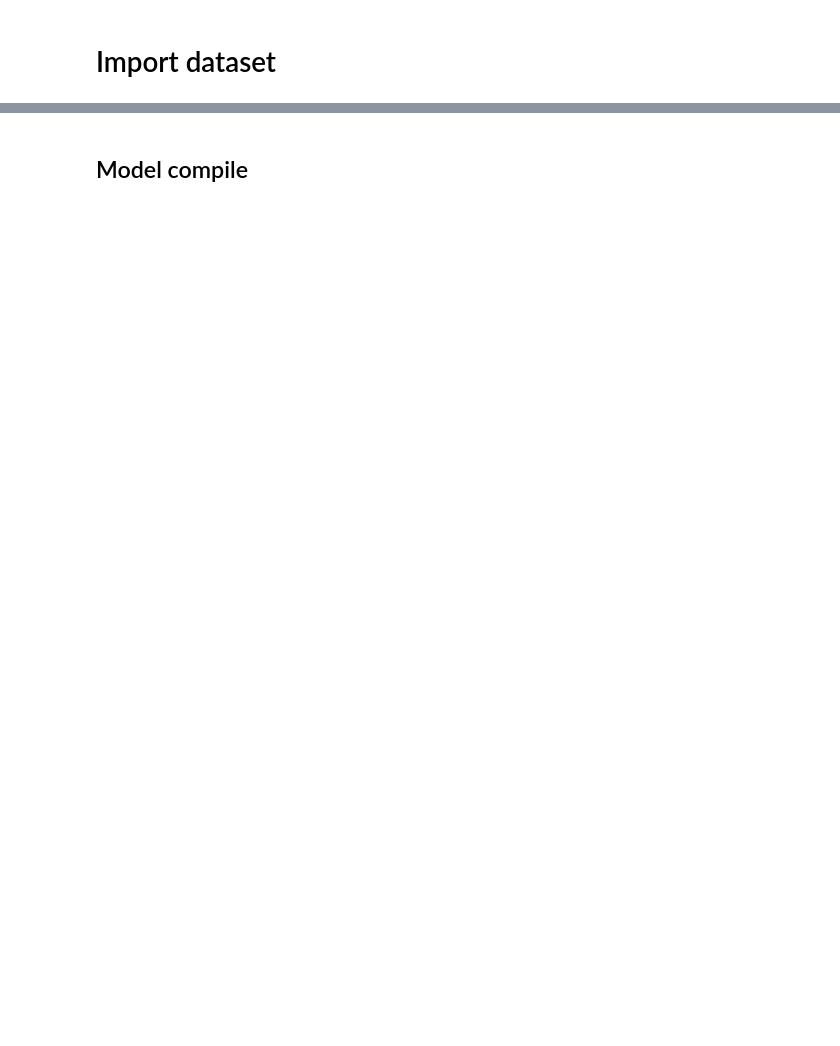
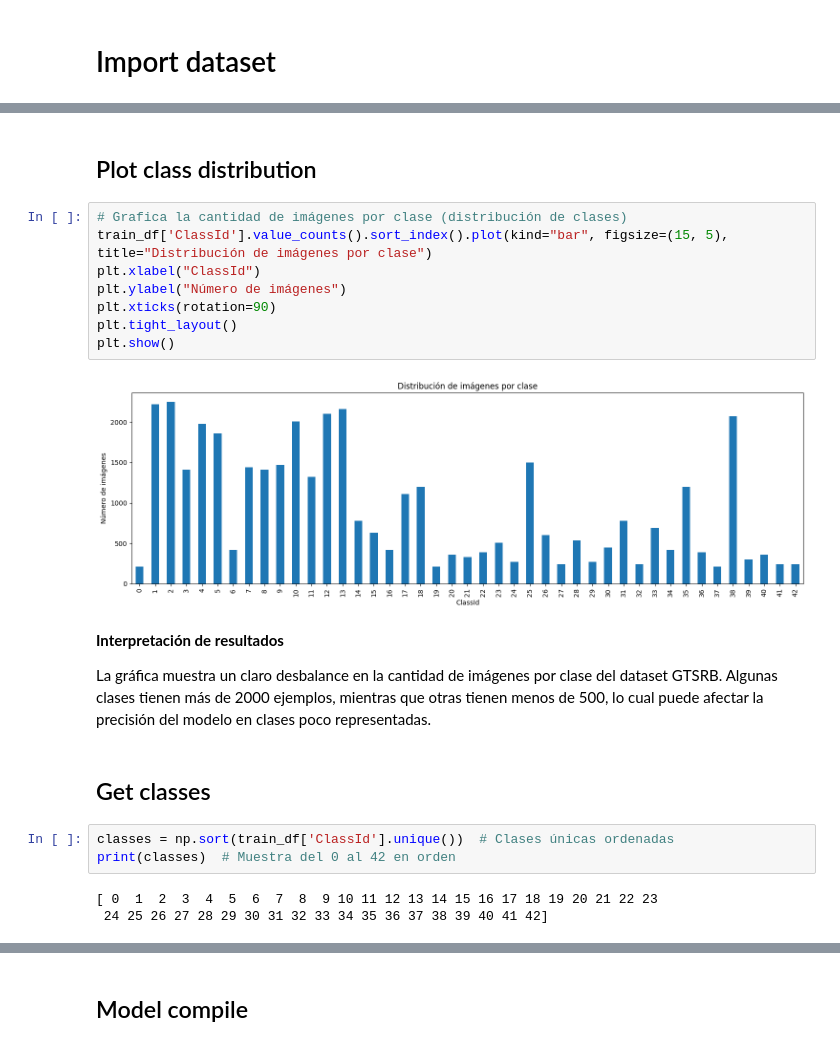
Before and after one commit to alcalderagl/self_driving_car, a Jupyter notebook: ConvNN.ipynb, the cells around one changed output, grey strips where cells are left out. Cells and saved outputs as stored; diff of their text form; blank space fills up the shorter version.

```diff
--- a/ConvNN.ipynb
+++ b/ConvNN.ipynb
@@ -146,0 +123,24 @@ Image shape: (28, 28)
+# %% [markdown]
+## Plot class distribution
+# %%
+# Grafica la cantidad de imágenes por clase (distribución de clases)
+train_df['ClassId'].value_counts().sort_index().plot(kind="bar", figsize=(15, 5), title="Distribución de imágenes por clase")
+plt.xlabel("ClassId")
+plt.ylabel("Número de imágenes")
+plt.xticks(rotation=90)
+plt.tight_layout()
+plt.show()
+# %% [output]
+[figure, added]
+# %% [markdown]
+**Interpretación de resultados**
+
+La gráfica muestra un claro desbalance en la cantidad de imágenes por clase del dataset GTSRB. Algunas clases tienen más de 2000 ejemplos, mientras que otras tienen menos de 500, lo cual puede afectar la precisión del modelo en clases poco representadas.
+# %% [markdown]
+## Get classes
+# %%
+classes = np.sort(train_df['ClassId'].unique())  # Clases únicas ordenadas
+print(classes)  # Muestra del 0 al 42 en orden
+# %% [output]
+[ 0  1  2  3  4  5  6  7  8  9 10 11 12 13 14 15 16 17 18 19 20 21 22 23
+ 24 25 26 27 28 29 30 31 32 33 34 35 36 37 38 39 40 41 42]
```
Also changed, not shown: parts of 74 cells of this notebook.
